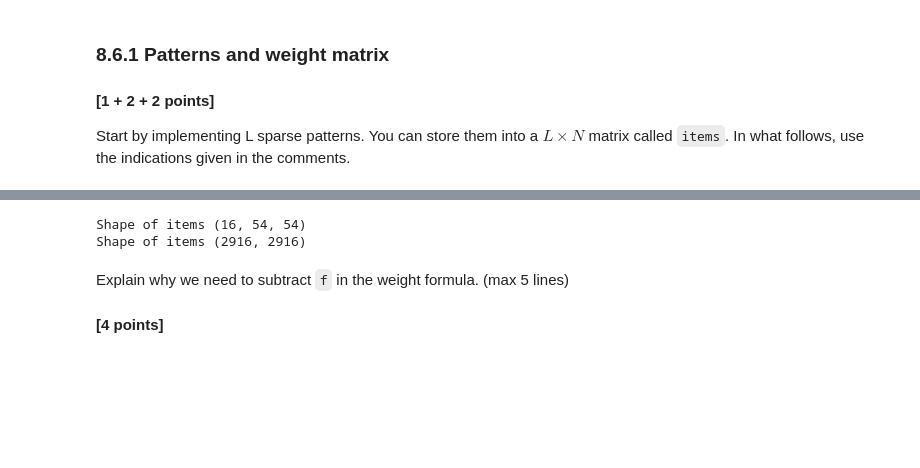
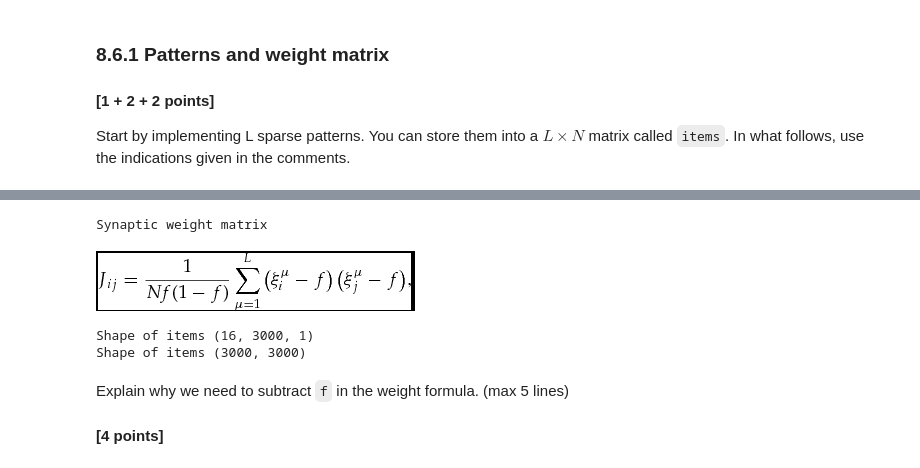
Before and after one commit to laureleo/EPFL-BIO-465, a Jupyter notebook: Ex2_Victor_Wiklund_300706.ipynb, the cells around one changed output, grey strips where cells are left out. Cells and saved outputs as stored; diff of their text form; code cells hidden in the pictures; blank space fills up the shorter version.

```diff
--- a/Ex2_Victor_Wiklund_300706.ipynb
+++ b/Ex2_Victor_Wiklund_300706.ipynb
@@ -655,28 +645,39 @@ np.random.seed(26) ## KEEP THE SEED FIXED FOR CORRECTION ##
+# %%
+from IPython.display import Image
+print("Synaptic weight matrix")
+display(Image("assets/weights.jpg"))
+# %% [output]
+Synaptic weight matrix
+[figure, added]
 # %%
 ## Initialize patterns and weights (!!! for loops = -1 point !!!)
+
+np.random.seed(26) ## KEEP THE SEED FIXED FOR CORRECTION ##
+
 items = []
-factory = pattern_tools.PatternFactory(int(np.sqrt(N)), int(np.sqrt(N)))
+factory = pattern_tools.PatternFactory(N, 1)
 items.extend(factory.create_random_pattern_list(nr_patterns = L, on_probability= f))
+
 ## Check that items has the right shape
 print "Shape of items",  np.shape(items)
 
 
 # I know I use a for-loop... I'll look into getting rid of it later. Maybe.
 J = 0
-for matrix in items:
-    #Get the matrix as a single vector with element 1, 2... N
-    vector = matrix.flatten()
+for vector in items:
+    #Since the paper has neuronal weights 0,1 we should remap the negative weights to 0
+    np.place(vector, vector < 0, 0)
 
     #Matrix multiply with itself to get get the NxN matrix of synaptic weights
-    product = np.outer(vector - f, vector.T - f)
+    product = np.dot(vector - f, vector.T - f)
     J+= product
 
 J = J * 1/(N*f*(1-f))
 # Check that J has the right shape
 print "Shape of items",  np.shape(J)
 # %% [output]
-Shape of items (16, 54, 54)
-Shape of items (2916, 2916)
+Shape of items (16, 3000, 1)
+Shape of items (3000, 3000)
 # %% [markdown]
 Explain why we need to subtract `f` in the weight formula. (max 5 lines)
 #### [4 points]
```
Also changed, not shown: parts of 18 cells of this notebook, 6 other files.
